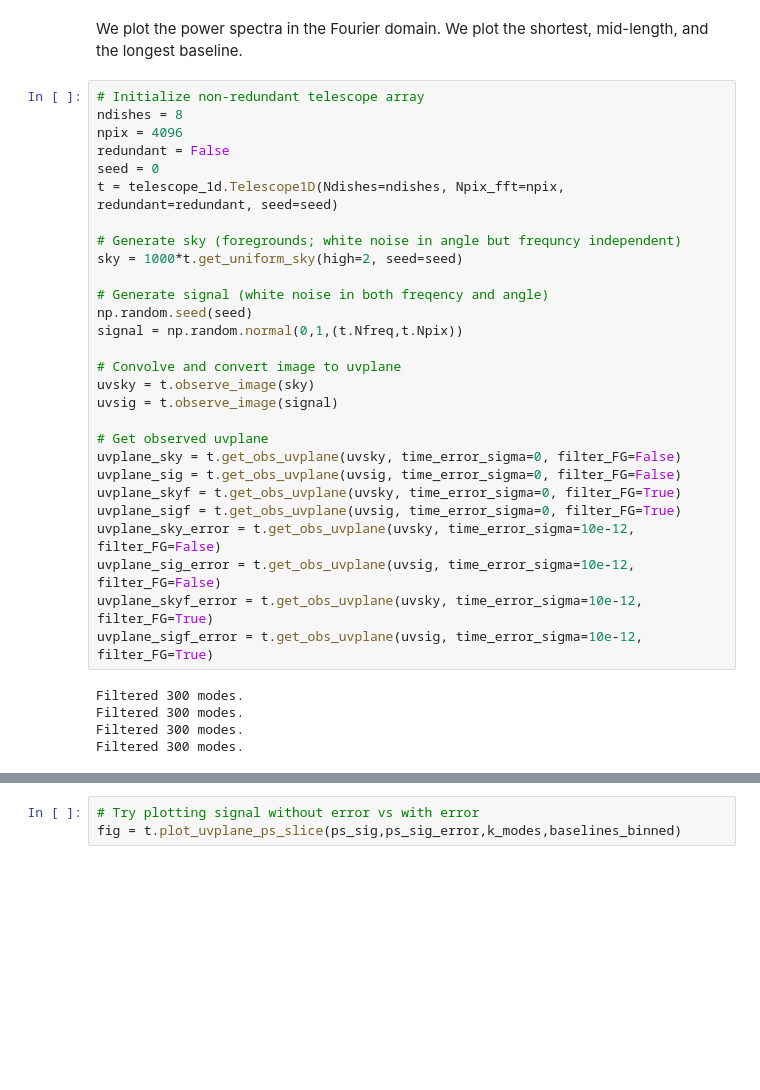
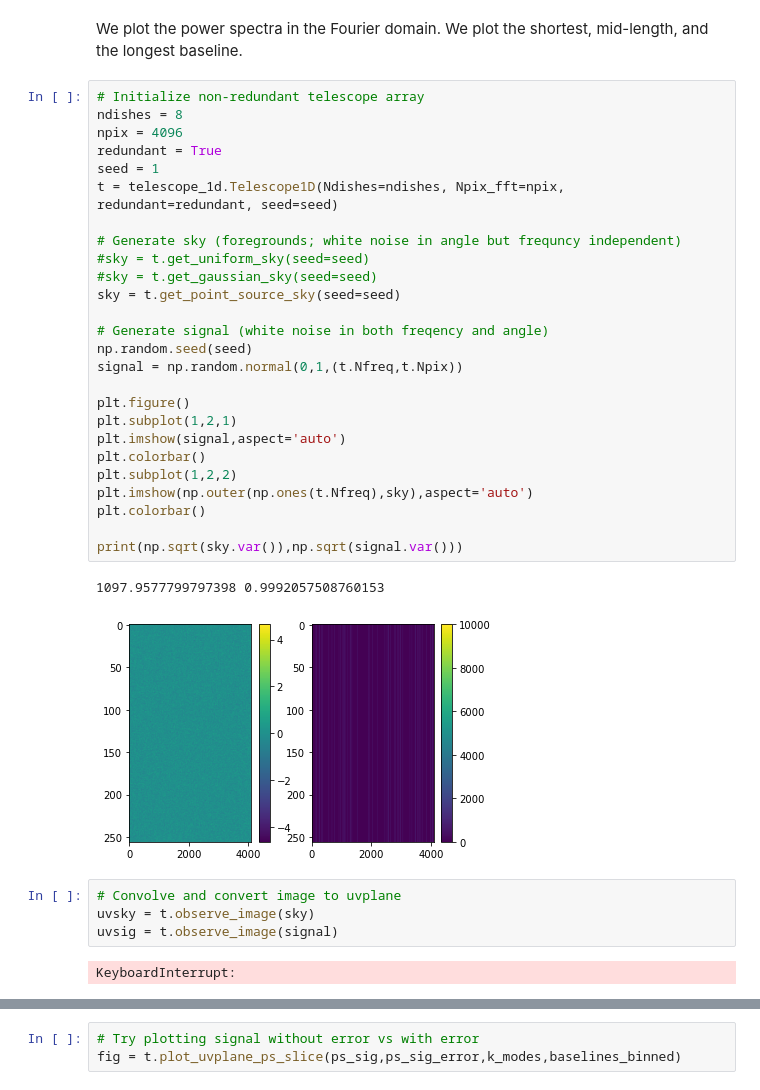
Before and after one commit to yukanak/radio1d, a Jupyter notebook: notebooks/telescope_1d_test_foreground_filtering.ipynb, the cells around one changed output, grey strips where cells are left out. Cells and saved outputs as stored; diff of their text form; blank space fills up the shorter version.

```diff
--- a/notebooks/telescope_1d_test_foreground_filtering.ipynb
+++ b/notebooks/telescope_1d_test_foreground_filtering.ipynb
@@ -21,33 +24,35 @@ We plot the power spectra in the Fourier domain. We plot the shortest, mid-lengt
 # %%
 # Initialize non-redundant telescope array
 ndishes = 8
 npix = 4096
-redundant = False
-seed = 0
+redundant = True
+seed = 1
 t = telescope_1d.Telescope1D(Ndishes=ndishes, Npix_fft=npix, redundant=redundant, seed=seed)
 
 # Generate sky (foregrounds; white noise in angle but frequncy independent)
-sky = 1000*t.get_uniform_sky(high=2, seed=seed)
+#sky = t.get_uniform_sky(seed=seed)
+#sky = t.get_gaussian_sky(seed=seed)
+sky = t.get_point_source_sky(seed=seed)
 
 # Generate signal (white noise in both freqency and angle)
 np.random.seed(seed)
 signal = np.random.normal(0,1,(t.Nfreq,t.Npix))
 
-# Convolve and convert image to uvplane
-uvsky = t.observe_image(sky)
-uvsig = t.observe_image(signal)
+plt.figure()
+plt.subplot(1,2,1)
+plt.imshow(signal,aspect='auto')
+plt.colorbar()
+plt.subplot(1,2,2)
+plt.imshow(np.outer(np.ones(t.Nfreq),sky),aspect='auto')
+plt.colorbar()
 
-# Get observed uvplane
-uvplane_sky = t.get_obs_uvplane(uvsky, time_error_sigma=0, filter_FG=False)
-uvplane_sig = t.get_obs_uvplane(uvsig, time_error_sigma=0, filter_FG=False)
-uvplane_skyf = t.get_obs_uvplane(uvsky, time_error_sigma=0, filter_FG=True)
-uvplane_sigf = t.get_obs_uvplane(uvsig, time_error_sigma=0, filter_FG=True)
-uvplane_sky_error = t.get_obs_uvplane(uvsky, time_error_sigma=10e-12, filter_FG=False)
-uvplane_sig_error = t.get_obs_uvplane(uvsig, time_error_sigma=10e-12, filter_FG=False)
-uvplane_skyf_error = t.get_obs_uvplane(uvsky, time_error_sigma=10e-12, filter_FG=True)
-uvplane_sigf_error = t.get_obs_uvplane(uvsig, time_error_sigma=10e-12, filter_FG=True)
+print(np.sqrt(sky.var()),np.sqrt(signal.var()))
 # %% [output]
-Filtered 300 modes.
-Filtered 300 modes.
-Filtered 300 modes.
-Filtered 300 modes.
+1097.9577799797398 0.9992057508760153
+[figure, added]
+# %%
+# Convolve and convert image to uvplane
+uvsky = t.observe_image(sky)
+uvsig = t.observe_image(signal)
+# %% [output]
+KeyboardInterrupt:
```
Also changed, not shown: parts of 7 cells of this notebook, 1 other file.
